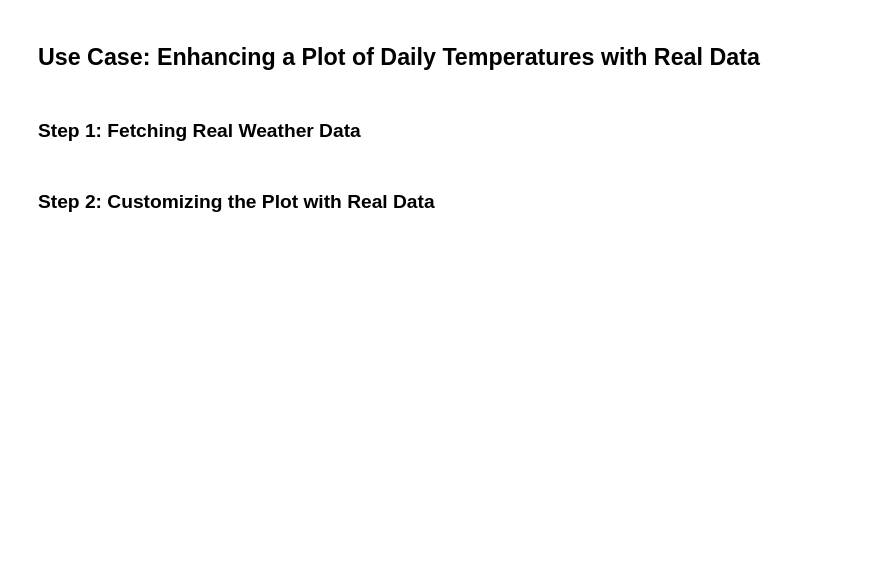
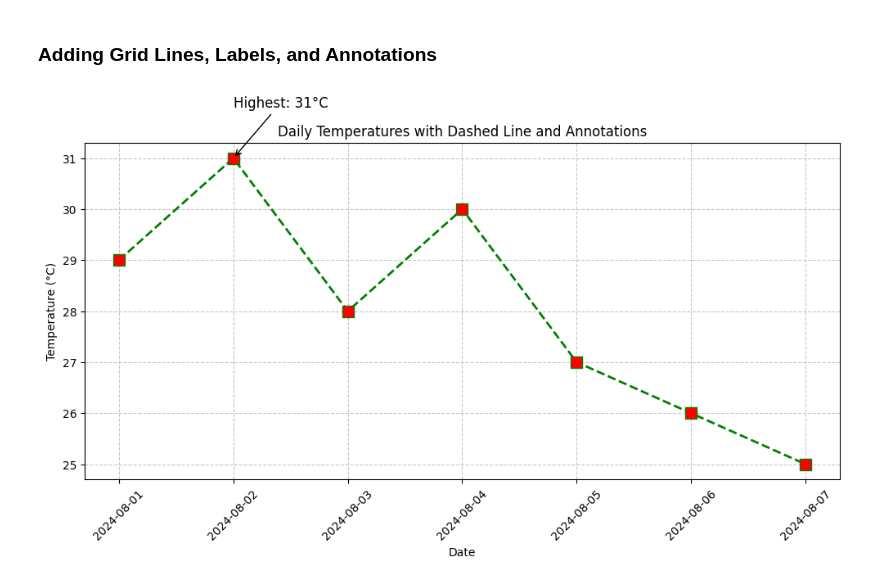
Before and after one commit to ricardogr07/100-days-of-python-and-data-science, a Jupyter notebook: 22_customizing_plot_appearance.ipynb, the cells around one changed output. Cells and saved outputs as stored; diff of their text form; code cells hidden in the pictures; blank space fills up the shorter version.

```diff
--- a/22_customizing_plot_appearance.ipynb
+++ b/22_customizing_plot_appearance.ipynb
@@ -56,14 +48,22 @@ plt.show()
+# %% [markdown]
+### Adding Grid Lines, Labels, and Annotations
 # %%
-
-# Customized plot with a dashed line
+# Enhanced plot with annotations
 plt.figure(figsize=(10, 6))
-plt.plot(temp_df['Date'], temp_df['Temperature'], color='green', marker='s', linestyle='--', linewidth=2, markersize=6)
-plt.title('Daily Temperatures with Dashed Line Style')
+plt.plot(temp_df['Date'], temp_df['Temperature'], color='green', marker='s', linestyle='--', linewidth=2, markersize=10, markerfacecolor='red')
+plt.title('Daily Temperatures with Dashed Line and Annotations')
 plt.xlabel('Date')
 plt.ylabel('Temperature (°C)')
-plt.grid(True)
+plt.grid(axis='both', linestyle='--', alpha=0.7)
+
+# Annotating the highest temperature point
+max_temp = temp_df['Temperature'].max()
+max_date = temp_df['Date'][temp_df['Temperature'].idxmax()]
+plt.annotate(f'Highest: {max_temp}°C', xy=(max_date, max_temp), xytext=(max_date, max_temp + 1),
+             arrowprops=dict(facecolor='black', arrowstyle='->'), fontsize=12)
+
+plt.xticks(rotation=45)
+plt.tight_layout()
 plt.show()
+# %% [output]
+[figure, added]
-# %% [markdown]
-## Use Case: Enhancing a Plot of Daily Temperatures with Real Data
-# %% [markdown]
-### Step 1: Fetching Real Weather Data
@@ -95,2 +69,0 @@ print(temp_df.head())
-# %% [markdown]
-### Step 2: Customizing the Plot with Real Data
```
Also changed, not shown: parts of 14 cells of this notebook.
